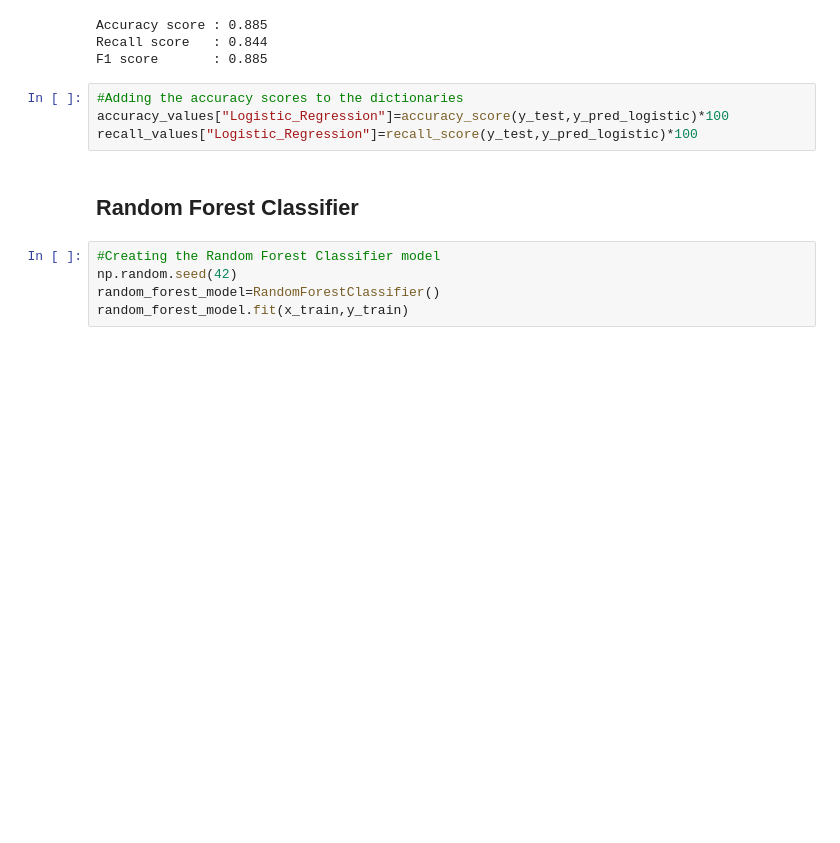
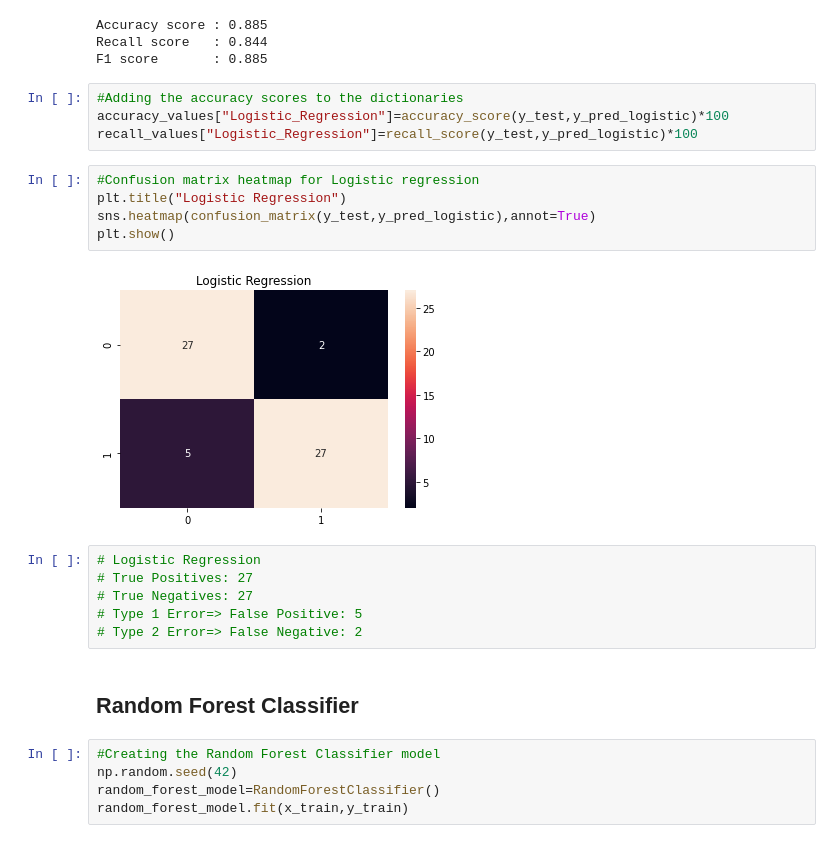
Before and after one commit to Anjankumar53/Heart_Disease_Prediction, a Jupyter notebook: Model.ipynb, the cells around one changed output. Drawn from its saved outputs; the diff is of its cells as text; blank space fills up the shorter version.

Commit message:
Added Confusion matrices and visualization

```diff
--- a/Model.ipynb
+++ b/Model.ipynb
@@ -127,6 +91,19 @@ F1 score       : 0.885
 #Adding the accuracy scores to the dictionaries
 accuracy_values["Logistic_Regression"]=accuracy_score(y_test,y_pred_logistic)*100
 recall_values["Logistic_Regression"]=recall_score(y_test,y_pred_logistic)*100
+# %%
+#Confusion matrix heatmap for Logistic regression
+plt.title("Logistic Regression")
+sns.heatmap(confusion_matrix(y_test,y_pred_logistic),annot=True)
+plt.show()
+# %% [output]
+[figure, added]
+# %%
+# Logistic Regression
+# True Positives: 27
+# True Negatives: 27
+# Type 1 Error=> False Positive: 5
+# Type 2 Error=> False Negative: 2
 # %% [markdown]
 ## Random Forest Classifier
 # %%
```
Also changed, not shown: parts of 8 cells of this notebook.
